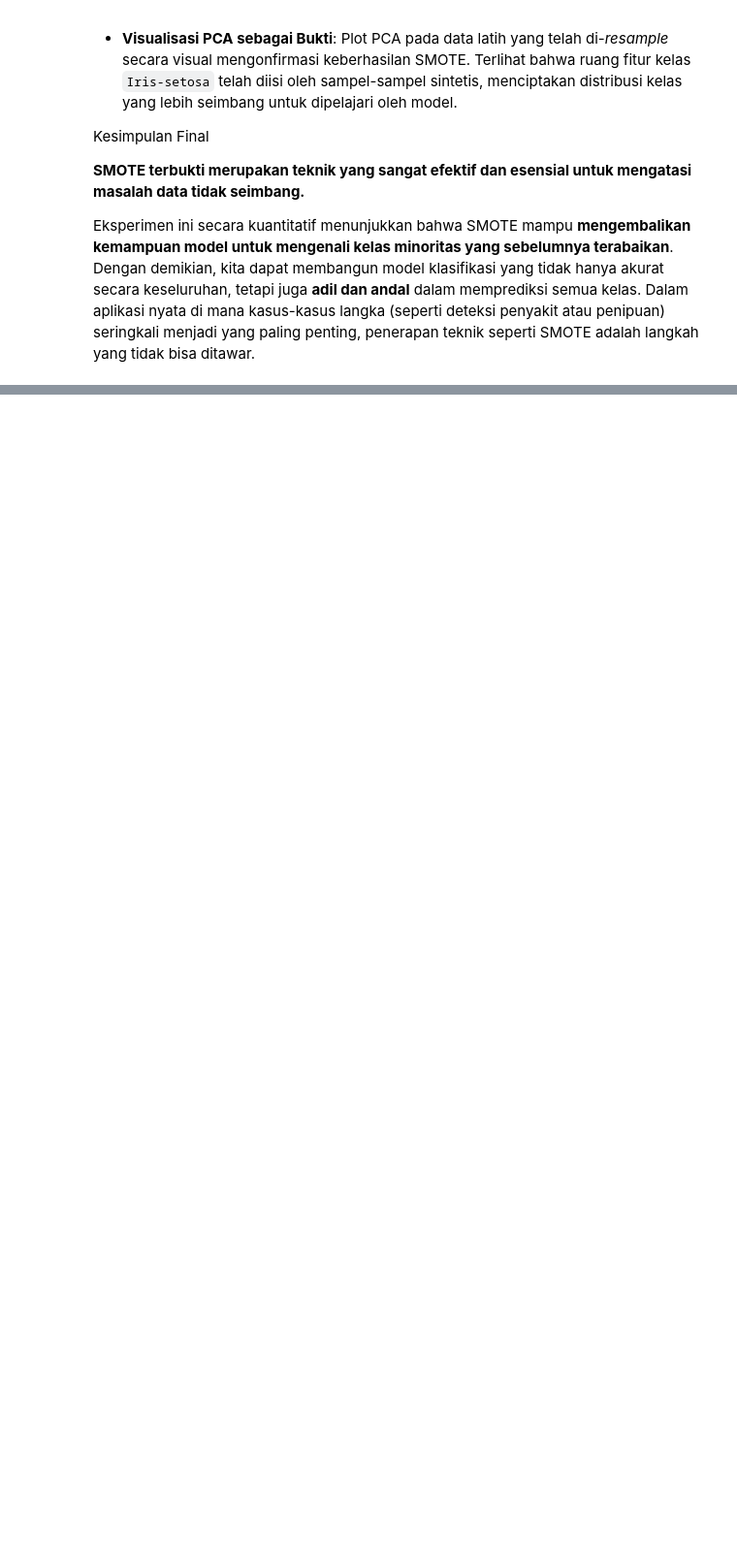
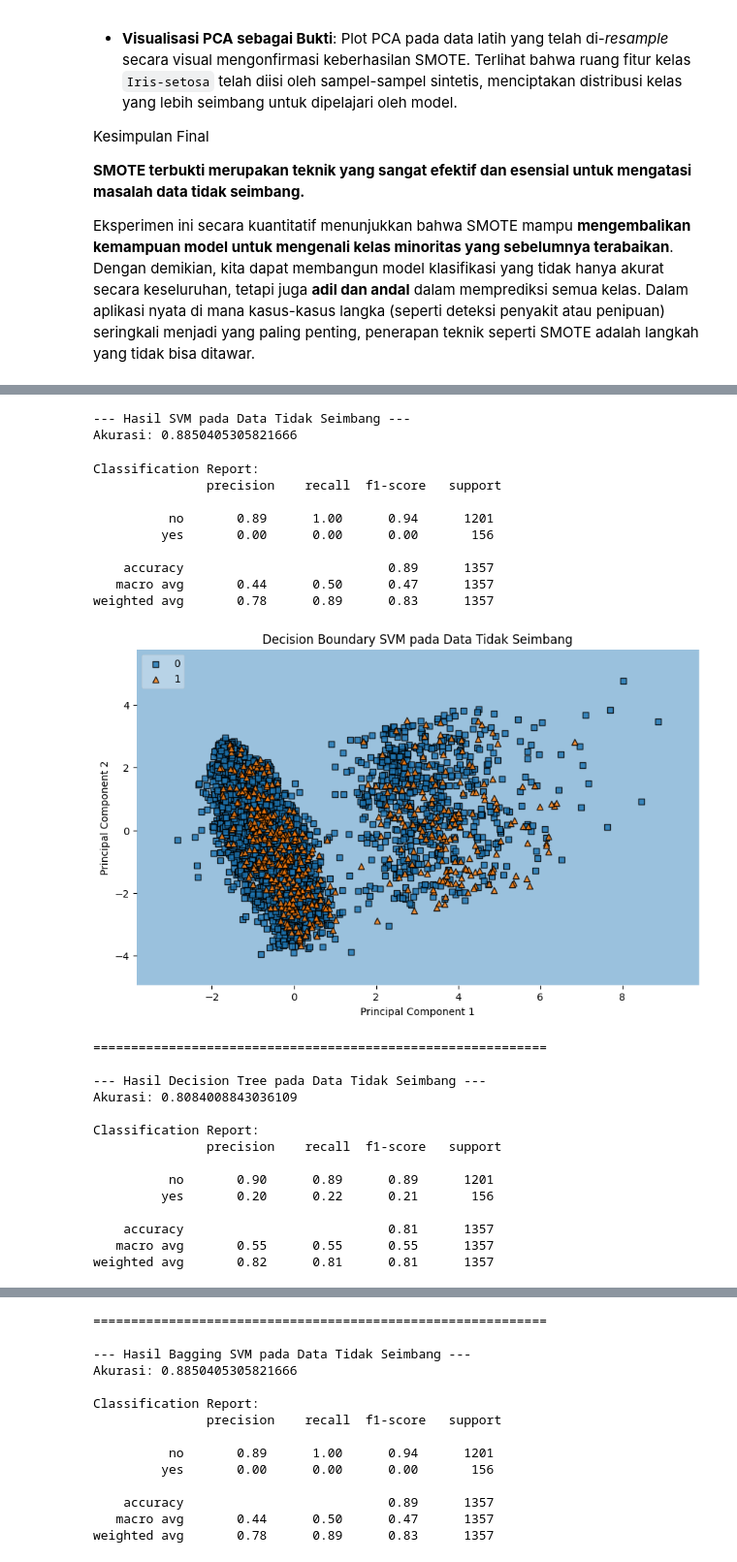
Before and after one commit to NaufalRabbani/PSD, a Jupyter notebook: bab-3_dp.ipynb, the cells around one changed output, grey strips where cells are left out. Shown at 97% size. Saved outputs shown, nothing was run; the diff lists cells and outputs as text; code cells hidden in the pictures; blank space fills up the shorter version.

Commit message:
up bagging svm adasyn

```diff
--- a/bab-3_dp.ipynb
+++ b/bab-3_dp.ipynb
@@ -608,0 +841,58 @@ Eksperimen ini secara kuantitatif menunjukkan bahwa SMOTE mampu **mengembalikan
+# %%
+# PCA untuk reduksi dimensi menjadi 2 untuk visualisasi
+pca = PCA(n_components=2)
+X_pca = pca.fit_transform(X_scaled)
+
+# Split data hasil PCA
+X_train, X_test, y_train, y_test = train_test_split(X_pca, y, test_size=0.3, random_state=42, stratify=y)
+
+# Inisialisasi Model
+models = {
+    "SVM": SVC(random_state=42),
+    "Decision Tree": DecisionTreeClassifier(random_state=42),
+    "Bagging SVM": BaggingClassifier(estimator=SVC(random_state=42), n_estimators=10, random_state=42),
+    "Bagging DT": BaggingClassifier(estimator=DecisionTreeClassifier(random_state=42), n_estimators=10, random_state=42)
+}
+
+for name, model in models.items():
+    print(f"--- Hasil {name} pada Data Tidak Seimbang ---")
+    model.fit(X_train, y_train)
+    y_pred = model.predict(X_test)
+    print(f"Akurasi: {accuracy_score(y_test, y_pred)}")
+    print("\nClassification Report:\n", classification_report(y_test, y_pred, target_names=le.classes_))
+
+    # Plotting
+    plt.figure(figsize=(10, 6))
+    plot_decision_regions(X_pca, y, clf=model, legend=2)
+    plt.xlabel('Principal Component 1')
+    plt.ylabel('Principal Component 2')
+    plt.title(f'Decision Boundary {name} pada Data Tidak Seimbang')
+    plt.show()
+    print("\n" + "="*60 + "\n")
+# %% [output]
+--- Hasil SVM pada Data Tidak Seimbang ---
+Akurasi: 0.8850405305821666
+Classification Report:
+               precision    recall  f1-score   support
+
+          no       0.89      1.00      0.94      1201
+         yes       0.00      0.00      0.00       156
+
+    accuracy                           0.89      1357
+   macro avg       0.44      0.50      0.47      1357
+weighted avg       0.78      0.89      0.83      1357
+[figure, added]
+============================================================
+
+--- Hasil Decision Tree pada Data Tidak Seimbang ---
+Akurasi: 0.8084008843036109
+
+Classification Report:
+               precision    recall  f1-score   support
+
+          no       0.90      0.89      0.89      1201
+         yes       0.20      0.22      0.21       156
+
+    accuracy                           0.81      1357
+   macro avg       0.55      0.55      0.55      1357
+weighted avg       0.82      0.81      0.81      1357
@@ -608,0 +900,14 @@ Eksperimen ini secara kuantitatif menunjukkan bahwa SMOTE mampu **mengembalikan
+============================================================
+
+--- Hasil Bagging SVM pada Data Tidak Seimbang ---
+Akurasi: 0.8850405305821666
+
+Classification Report:
+               precision    recall  f1-score   support
+
+          no       0.89      1.00      0.94      1201
+         yes       0.00      0.00      0.00       156
+
+    accuracy                           0.89      1357
+   macro avg       0.44      0.50      0.47      1357
+weighted avg       0.78      0.89      0.83      1357
```
Also changed, not shown: parts of 13 cells of this notebook, 1 other file.
